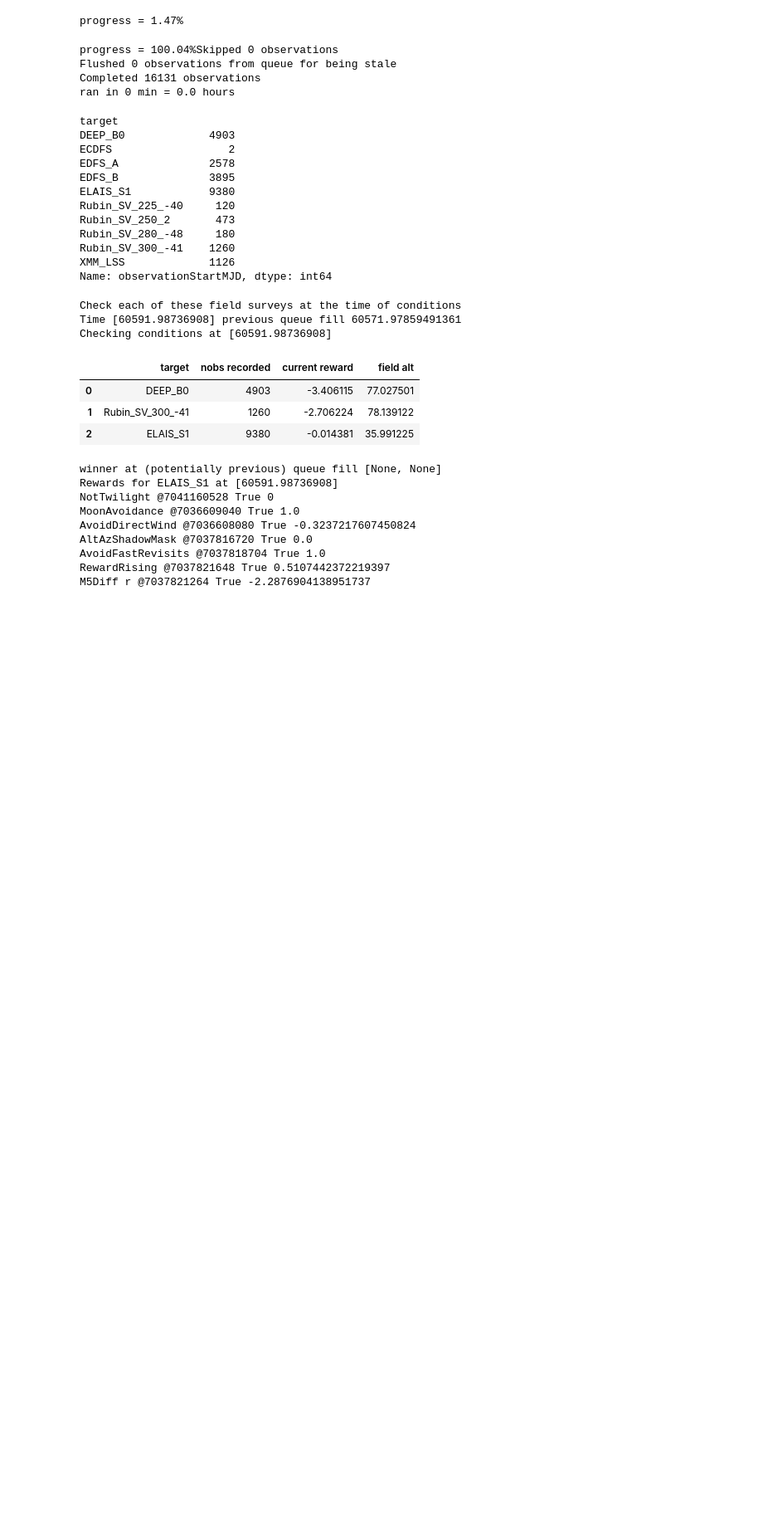
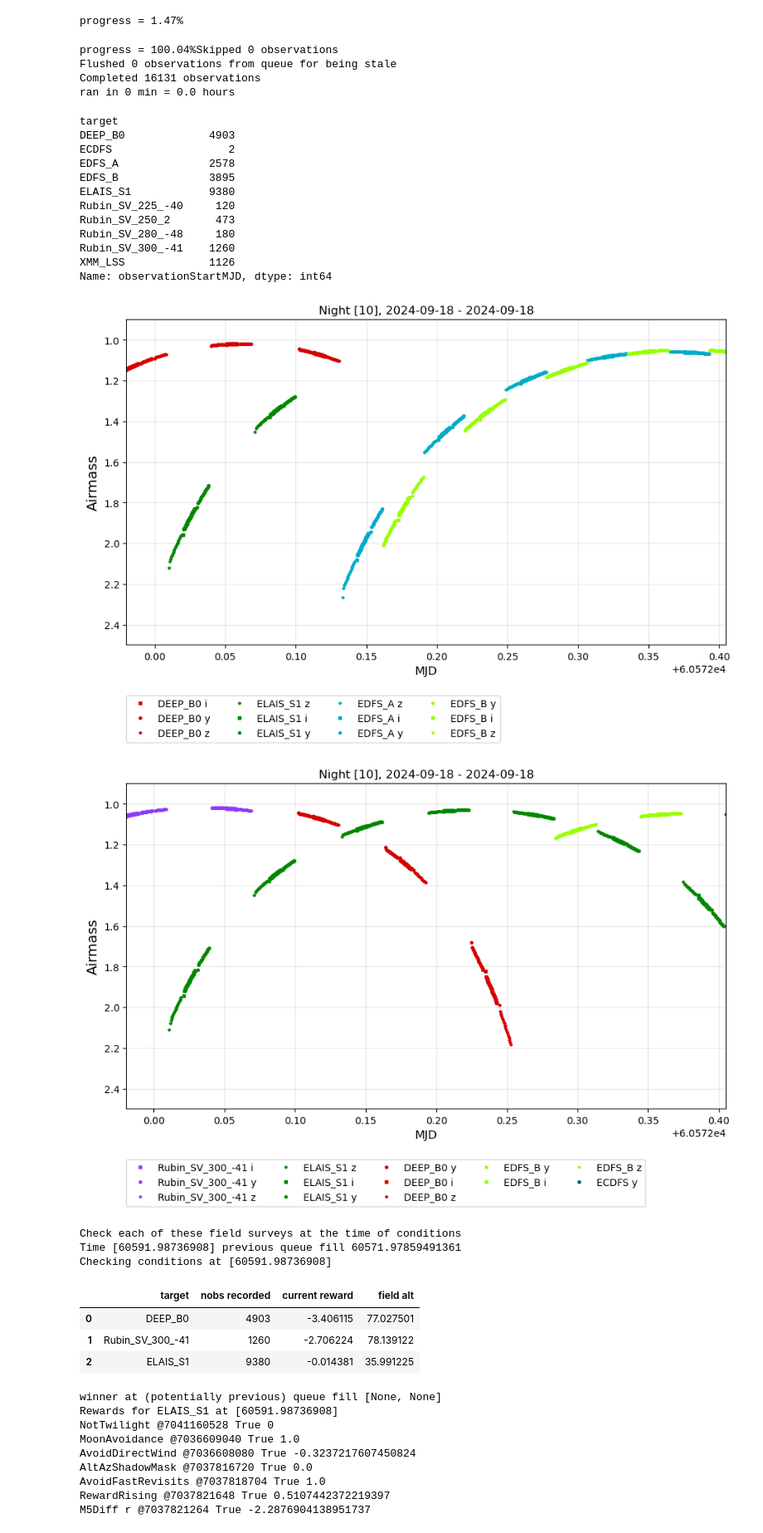
Before and after one commit to rhiannonlynne/ops_rehearsal_commissioning_2024, a Jupyter notebook: ComCam_Sims.ipynb, the cells around one changed output. Shown at 83% size. Saved outputs shown, nothing was run; the diff lists cells and outputs as text; code cells hidden in the pictures; blank space fills up the shorter version.

```diff
--- a/ComCam_Sims.ipynb
+++ b/ComCam_Sims.ipynb
@@ -418,6 +444,12 @@ Rubin_SV_280_-48     180
 Rubin_SV_300_-41    1260
 XMM_LSS             1126
 Name: observationStartMJD, dtype: int64
+# %%
+plot_airmass(visits, nights=[10])
+plot_airmass(visits2, nights=[10])
+# %% [output]
+[figure, added]
+[figure, added]
 # %%
 # OR .. if we were debugging and want to look at state of the scheduler, surveys, or basis functions ..
 print("Check each of these field surveys at the time of conditions")
```
Also changed, not shown: parts of 3 cells of this notebook.
